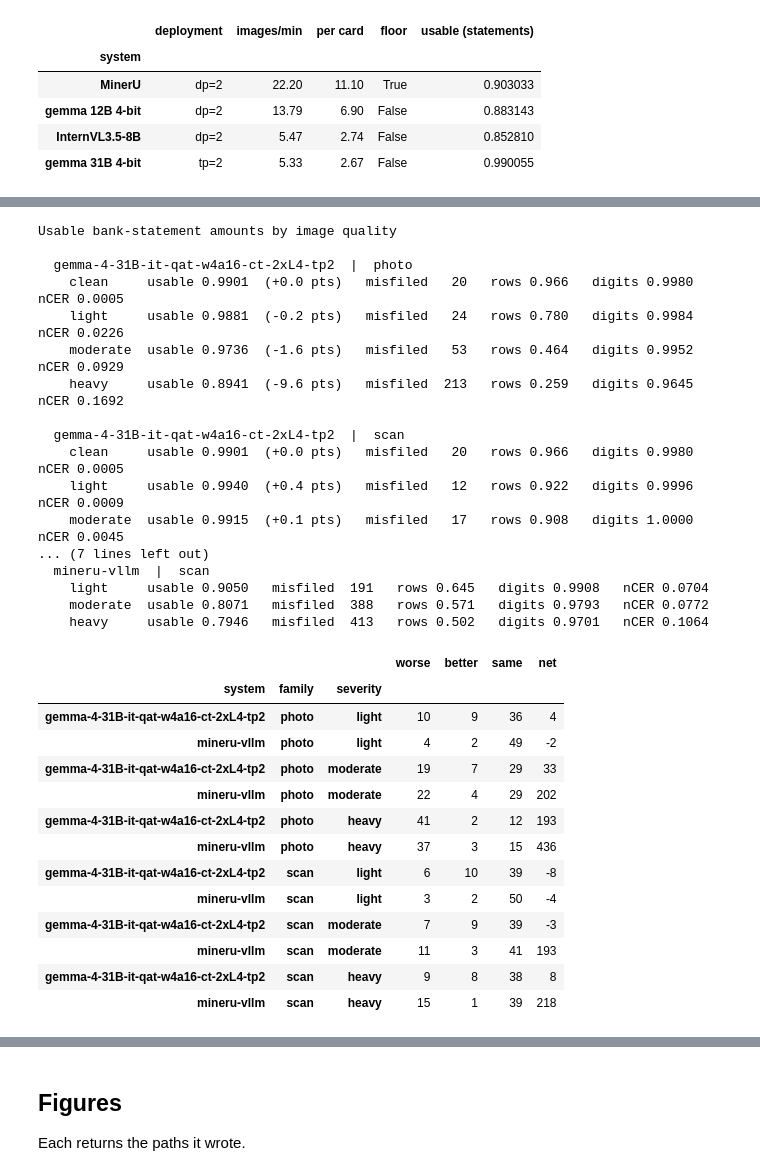
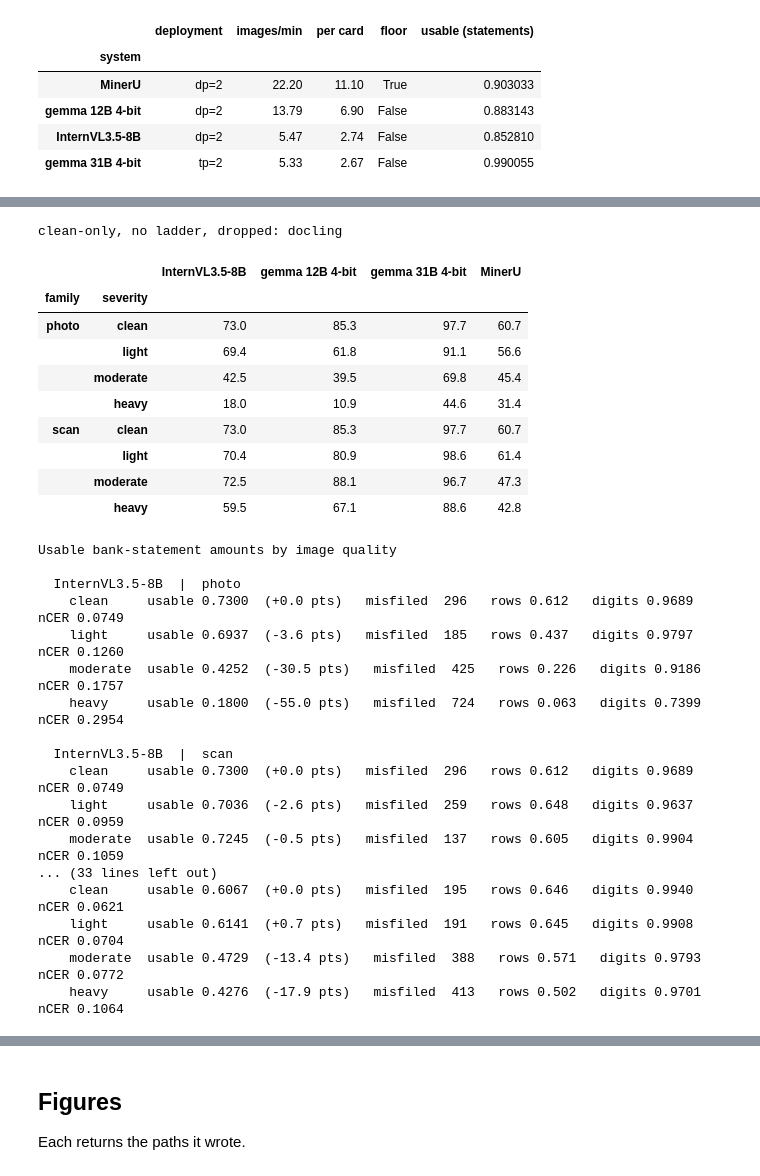
Before and after one commit to tmnestor/bank-statement-error-analysis, a Jupyter notebook: analysis/summary.ipynb, the cells around one changed output, grey strips where cells are left out. Saved outputs shown, nothing was run; the diff lists cells and outputs as text; code cells hidden in the pictures.

```diff
--- a/analysis/summary.ipynb
+++ b/analysis/summary.ipynb
@@ -287,41 +311,49 @@ the same images.
 # %%
 from analysis.degradation import collect, paired_change, report
+from analysis.figures import SHORT
 
 try:
     ladder = collect()
+    clean_only = ladder.attrs.get("clean_only")
+    if clean_only:
+        print(f"clean-only, no ladder, dropped: {', '.join(clean_only)}\n")
+
+    usable = ladder.pivot_table(
+        index=["family", "severity"], columns="system", values="usable", observed=True
+    )
+    usable.columns = [SHORT.get(c, c) for c in usable.columns]
+    display((usable * 100).round(1))
+
     print(report(ladder))
     display(paired_change().set_index(["system", "family", "severity"])[["worse", "better", "same", "net"]])
 except SystemExit as err:
     print(err)
 # %% [output]
-Usable bank-statement amounts by image quality
-
-  gemma-4-31B-it-qat-w4a16-ct-2xL4-tp2  |  photo
-    clean     usable 0.9901  (+0.0 pts)   misfiled   20   rows 0.966   digits 0.9980   nCER 0.0005
-    light     usable 0.9881  (-0.2 pts)   misfiled   24   rows 0.780   digits 0.9984   nCER 0.0226
-    moderate  usable 0.9736  (-1.6 pts)   misfiled   53   rows 0.464   digits 0.9952   nCER 0.0929
-    heavy     usable 0.8941  (-9.6 pts)   misfiled  213   rows 0.259   digits 0.9645   nCER 0.1692
-
-  gemma-4-31B-it-qat-w4a16-ct-2xL4-tp2  |  scan
-    clean     usable 0.9901  (+0.0 pts)   misfiled   20   rows 0.966   digits 0.9980   nCER 0.0005
-    light     usable 0.9940  (+0.4 pts)   misfiled   12   rows 0.922   digits 0.9996   nCER 0.0009
-    moderate  usable 0.9915  (+0.1 pts)   misfiled   17   rows 0.908   digits 1.0000   nCER 0.0045
-... (7 lines left out)
-  mineru-vllm  |  scan
-    light     usable 0.9050   misfiled  191   rows 0.645   digits 0.9908   nCER 0.0704
-    moderate  usable 0.8071   misfiled  388   rows 0.571   digits 0.9793   nCER 0.0772
-    heavy     usable 0.7946   misfiled  413   rows 0.502   digits 0.9701   nCER 0.1064
+clean-only, no ladder, dropped: docling
-|  |  |  | worse | better | same | net |
-| system | family | severity |  |  |  |  |
-| gemma-4-31B-it-qat-w4a16-ct-2xL4-tp2 | photo | light | 10 | 9 | 36 | 4 |
-| mineru-vllm | photo | light | 4 | 2 | 49 | -2 |
-| gemma-4-31B-it-qat-w4a16-ct-2xL4-tp2 | photo | moderate | 19 | 7 | 29 | 33 |
-| mineru-vllm | photo | moderate | 22 | 4 | 29 | 202 |
-| gemma-4-31B-it-qat-w4a16-ct-2xL4-tp2 | photo | heavy | 41 | 2 | 12 | 193 |
-| mineru-vllm | photo | heavy | 37 | 3 | 15 | 436 |
-| gemma-4-31B-it-qat-w4a16-ct-2xL4-tp2 | scan | light | 6 | 10 | 39 | -8 |
-| mineru-vllm | scan | light | 3 | 2 | 50 | -4 |
-| gemma-4-31B-it-qat-w4a16-ct-2xL4-tp2 | scan | moderate | 7 | 9 | 39 | -3 |
-| mineru-vllm | scan | moderate | 11 | 3 | 41 | 193 |
-| gemma-4-31B-it-qat-w4a16-ct-2xL4-tp2 | scan | heavy | 9 | 8 | 38 | 8 |
-| mineru-vllm | scan | heavy | 15 | 1 | 39 | 218 |
+|  |  | InternVL3.5-8B | gemma 12B 4-bit | gemma 31B 4-bit | MinerU |
+| family | severity |  |  |  |  |
+| photo | clean | 73.0 | 85.3 | 97.7 | 60.7 |
+|  | light | 69.4 | 61.8 | 91.1 | 56.6 |
+|  | moderate | 42.5 | 39.5 | 69.8 | 45.4 |
+|  | heavy | 18.0 | 10.9 | 44.6 | 31.4 |
+| scan | clean | 73.0 | 85.3 | 97.7 | 60.7 |
+|  | light | 70.4 | 80.9 | 98.6 | 61.4 |
+|  | moderate | 72.5 | 88.1 | 96.7 | 47.3 |
+|  | heavy | 59.5 | 67.1 | 88.6 | 42.8 |
+Usable bank-statement amounts by image quality
+
+  InternVL3.5-8B  |  photo
+    clean     usable 0.7300  (+0.0 pts)   misfiled  296   rows 0.612   digits 0.9689   nCER 0.0749
+    light     usable 0.6937  (-3.6 pts)   misfiled  185   rows 0.437   digits 0.9797   nCER 0.1260
+    moderate  usable 0.4252  (-30.5 pts)   misfiled  425   rows 0.226   digits 0.9186   nCER 0.1757
+    heavy     usable 0.1800  (-55.0 pts)   misfiled  724   rows 0.063   digits 0.7399   nCER 0.2954
+
+  InternVL3.5-8B  |  scan
+    clean     usable 0.7300  (+0.0 pts)   misfiled  296   rows 0.612   digits 0.9689   nCER 0.0749
+    light     usable 0.7036  (-2.6 pts)   misfiled  259   rows 0.648   digits 0.9637   nCER 0.0959
+    moderate  usable 0.7245  (-0.5 pts)   misfiled  137   rows 0.605   digits 0.9904   nCER 0.1059
+... (33 lines left out)
+    clean     usable 0.6067  (+0.0 pts)   misfiled  195   rows 0.646   digits 0.9940   nCER 0.0621
+    light     usable 0.6141  (+0.7 pts)   misfiled  191   rows 0.645   digits 0.9908   nCER 0.0704
+    moderate  usable 0.4729  (-13.4 pts)   misfiled  388   rows 0.571   digits 0.9793   nCER 0.0772
+    heavy     usable 0.4276  (-17.9 pts)   misfiled  413   rows 0.502   digits 0.9701   nCER 0.1064
```
Also changed, not shown: parts of 3 cells of this notebook, 2 other files.
